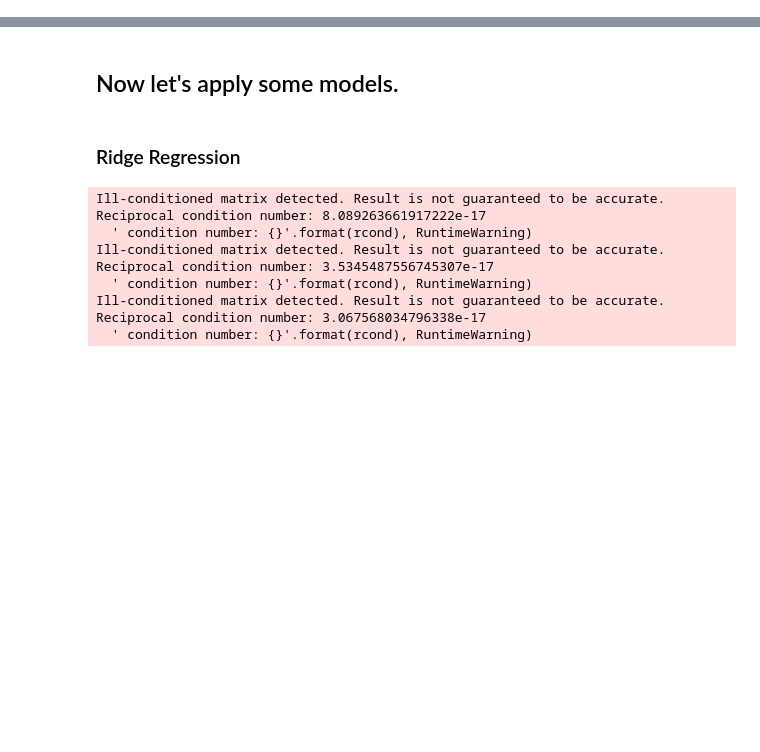
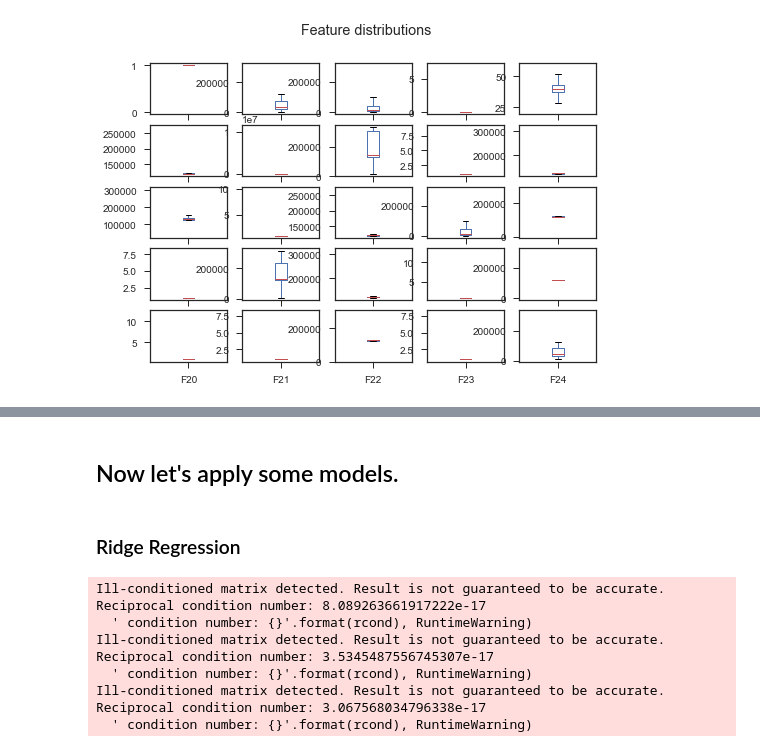
Before and after one commit to mkogerd/kaggle-midterm, a Jupyter notebook: Darden_KaggleMidterm.ipynb, the cells around one changed output, grey strips where cells are left out. Cells and saved outputs as stored; diff of their text form; code cells hidden in the pictures; blank space fills up the shorter version.

```diff
--- a/Darden_KaggleMidterm.ipynb
+++ b/Darden_KaggleMidterm.ipynb
@@ -51,0 +82,6 @@ y = train['Y']
+# %%
+# Box whisker plots of data
+train.plot(kind='box', subplots=True, title="Feature distributions", layout=(5,5), sharex=False, sharey=False)
+plt.show()
+# %% [output]
+[figure, added]
```
Also changed, not shown: parts of 6 cells of this notebook.
